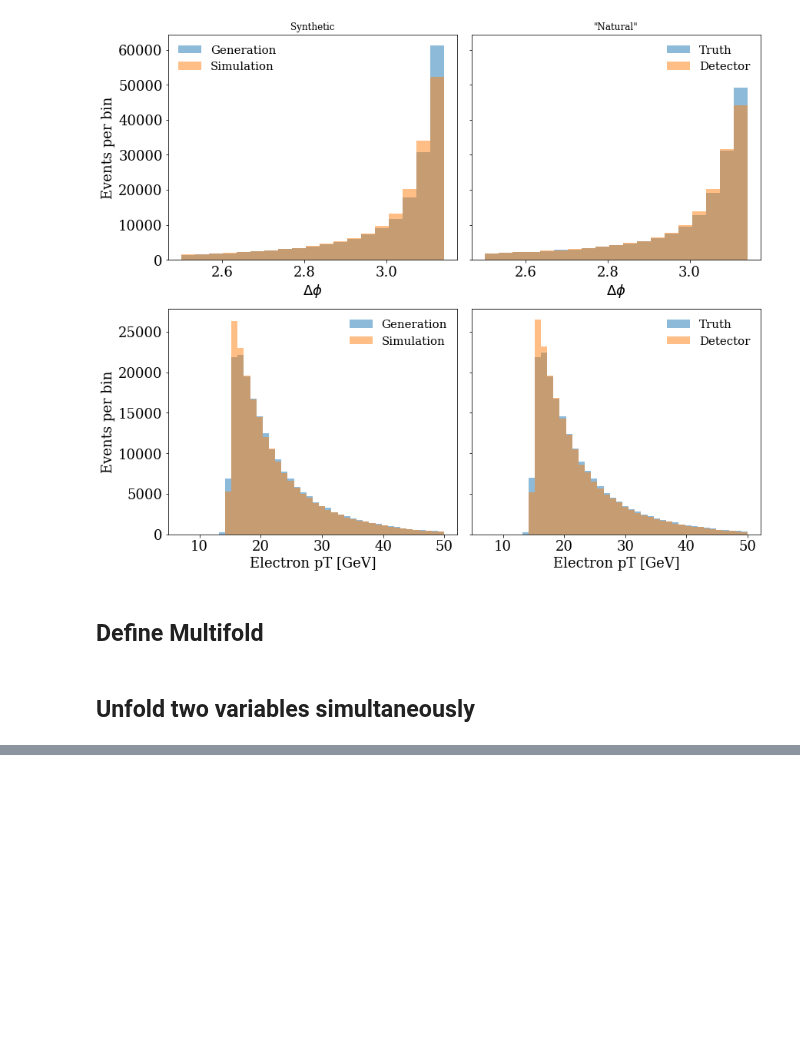
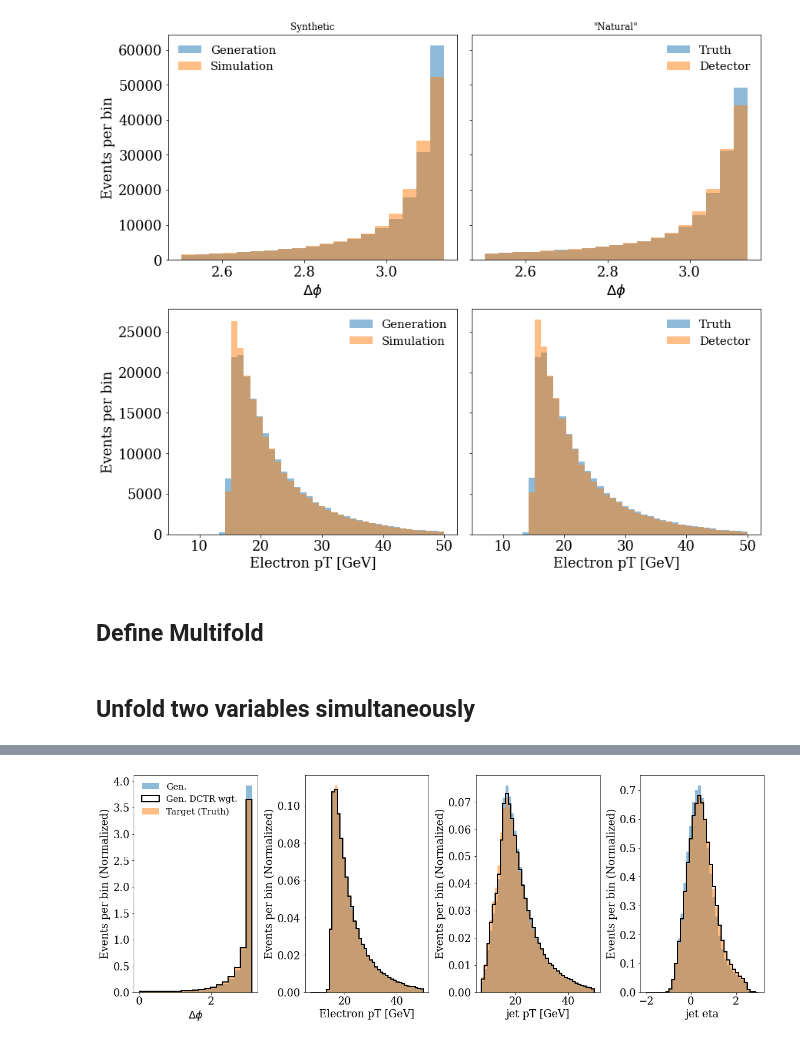
Before and after one commit to miguelignacio/disjets, a Jupyter notebook: Unfolding_OmniFold.ipynb, the cells around one changed output, grey strips where cells are left out. Cells and saved outputs as stored; diff of their text form; code cells hidden in the pictures; blank space fills up the shorter version.

```diff
--- a/Unfolding_OmniFold.ipynb
+++ b/Unfolding_OmniFold.ipynb
@@ -107,6 +107,8 @@ def getJetData(inputFiles, isMC=False):
         scalar.append('WeightGen')
         cols.append('genjet_p')
         cols.append('genjet_pt')
+        cols.append('genjet_eta')
+
         cols.append('genjet_qt')
         cols.append('genjet_dphi')
         cols.append('genjet_z')
@@ -501,5 +485,5 @@ coreClock: 1.545GHz coreCount: 48 deviceMemorySize: 15.75GiB deviceMemoryBandwid
 # %%
-bins = np.linspace(2.5, np.pi, 20)
+bins = np.linspace(2.5, np.pi, 40)
 
 for i in range(len(weights)):
     print("ITERATION {}:".format(i + 1))
@@ -849,0 +826,13 @@ ITERATION: 2
+# %%
+num_observables = 4
+
+# simple / 100. standardization s.t. data is of order ~1
+
+weights, _ = multifold(num_observables=num_observables,
+                       iterations=2,
+                       theta0_G=(dphi_0_G, ept_0_G/10.0, jetpt_0_G/10.0,jeteta_0_G),
+                       theta0_S=(dphi_0_S, ept_0_S/10.0, jetpt_0_S/10.0,jeteta_0_S),
+                       theta_unknown_S=(dphi_unknown_S,
+                                        ept_unknown_S/10.0,
+                                        jetpt_unknown_S/10.0,
+                                        jeteta_unknown_S))
@@ -849,0 +869,81 @@ ITERATION: 2
+# %%
+for i in range(len(weights)):
+
+    print("ITERATION: {}".format(i + 1))
+    bins = np.linspace(0.0, np.pi, 20)
+    #bins = np.linspace(5, 50, 45)
+
+    fig, ax = plt.subplots(1,
+                           num_observables,
+                           figsize=(16, 6),
+                           constrained_layout=True)
+    ax[0].set_xlabel(namevariable)
+    ax[0].set_ylabel('Events per bin (Normalized)')
+    ax[0].hist(dphi_0_G, bins=bins, label=r'Gen.', **plot_style_2)
+    ax[0].hist(dphi_0_G,
+               bins=bins,
+               weights=weights[i, 1, :],
+               label=r'Gen. DCTR wgt.',
+               **plot_style_1)
+
+    ax[0].hist(dphi_unknown_G,
+               bins=bins,
+               label=r'Target (Truth)',
+               **plot_style_2)
+    ax[0].legend(frameon=False)
+
+    bins = np.linspace(7, 50, 43)
+    #bins = np.linspace(0, 2.0, 40)
+
+    ax[1].set_xlabel('Electron pT [GeV]')
+    ax[1].set_ylabel('Events per bin (Normalized)')
+    ax[1].hist(ept_0_G, bins=bins, label=r'Gen.', **plot_style_2)
+    ax[1].hist(ept_0_G,
+               bins=bins,
+               weights=weights[i, 1, :],
+               label=r'Gen. DCTR wgt.',
+               **plot_style_1)
+    ax[1].hist(ept_unknown_G,
+               bins=bins,
+               label=r'Target (Truth)',
+               **plot_style_2)
+    #ax[1].legend(frameon=False)
+
+
+
+    bins = np.linspace(7, 50, 43)
+   # bins = np.linspace(0, 2.0, 40)
+
+    ax[2].set_xlabel('jet pT [GeV]')
+    ax[2].set_ylabel('Events per bin (Normalized)')
+    ax[2].hist(jetpt_0_G, bins=bins, label=r'Gen.', **plot_style_2)
+    ax[2].hist(jetpt_0_G,
+               bins=bins,
+               weights=weights[i, 1, :],
+               label=r'Gen. DCTR wgt.',
+               **plot_style_1)
+    ax[2].hist(jetpt_unknown_G,
+               bins=bins,
+               label=r'Target (Truth)',
+               **plot_style_2)
+    #ax[2].legend(frameon=False)
+
+    bins = np.linspace(-2.0, 3.0, 40)
+
+
+    ax[3].set_xlabel('jet eta')
+    ax[3].set_ylabel('Events per bin (Normalized)')
+    ax[3].hist(jeteta_0_G, bins=bins, label=r'Gen.', **plot_style_2)
+    ax[3].hist(jeteta_0_G,
+               bins=bins,
+               weights=weights[i, 1, :],
+               label=r'Gen. DCTR wgt.',
+               **plot_style_1)
+    ax[3].hist(jeteta_unknown_G,
+               bins=bins,
+               label=r'Target (Truth)',
+               **plot_style_2)
+
+    fig.show()
+    plt.show()
+# %% [output]
@@ -849,0 +951 @@ ITERATION: 2
+[figure, added]
```
Also changed, not shown: parts of 25 cells of this notebook.
